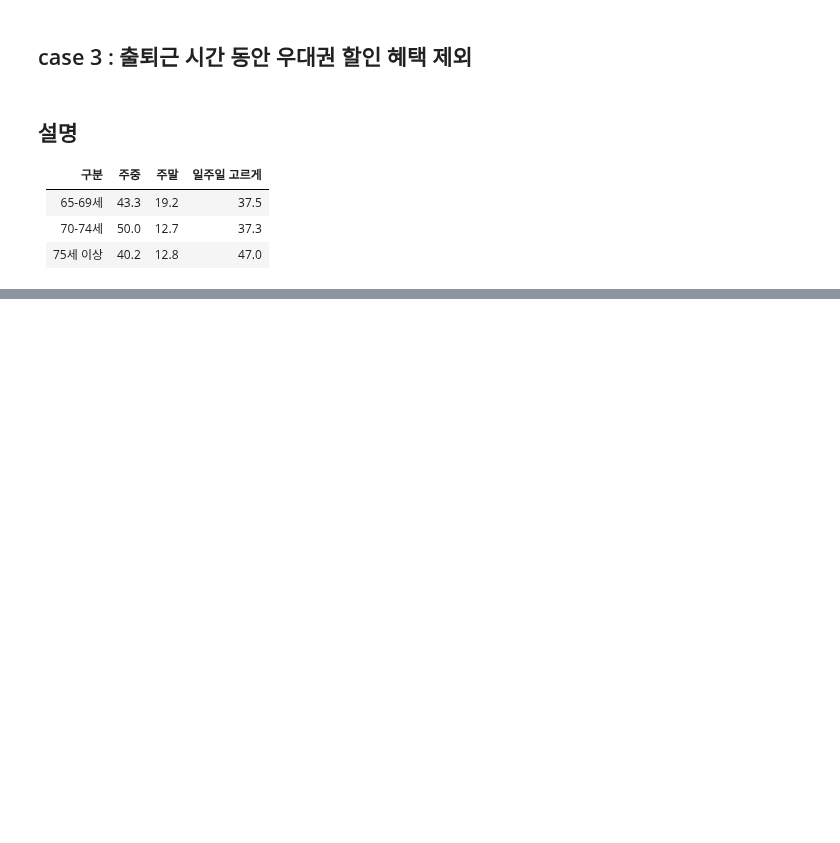
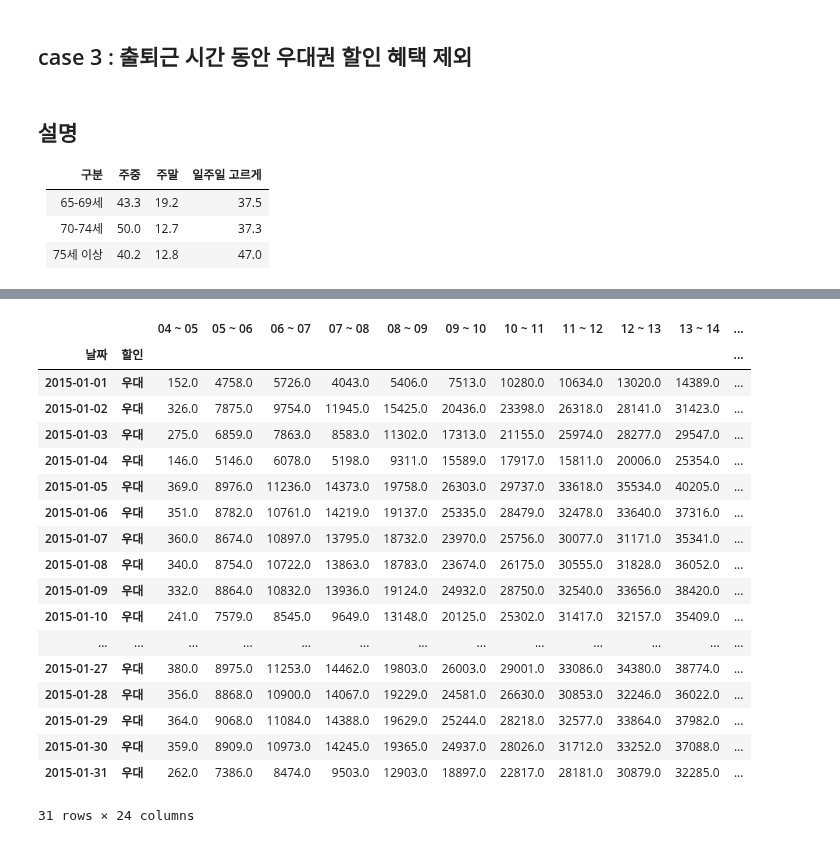
Before and after one commit to lg960214/DACON_Seoul_6, a Jupyter notebook: case_1.ipynb, the cells around one changed output, grey strips where cells are left out. Cells and saved outputs as stored; diff of their text form; code cells hidden in the pictures; blank space fills up the shorter version.

```diff
--- a/case_1.ipynb
+++ b/case_1.ipynb
@@ -279,0 +354,23 @@ df['case_2_50'] = df['무임승차 인원']*(45 + 55*(100-50)/100)/100
+# %%
+df_2 = df_2.groupby(['날짜', '할인']).sum()
+df_2
+# %% [output]
+|  |  | 04 ~ 05 | 05 ~ 06 | 06 ~ 07 | 07 ~ 08 | 08 ~ 09 | 09 ~ 10 | 10 ~ 11 | 11 ~ 12 | 12 ~ 13 | 13 ~ 14 | ... |
+| 날짜 | 할인 |  |  |  |  |  |  |  |  |  |  | ... |
+| 2015-01-01 | 우대 | 152.0 | 4758.0 | 5726.0 | 4043.0 | 5406.0 | 7513.0 | 10280.0 | 10634.0 | 13020.0 | 14389.0 | ... |
+| 2015-01-02 | 우대 | 326.0 | 7875.0 | 9754.0 | 11945.0 | 15425.0 | 20436.0 | 23398.0 | 26318.0 | 28141.0 | 31423.0 | ... |
+| 2015-01-03 | 우대 | 275.0 | 6859.0 | 7863.0 | 8583.0 | 11302.0 | 17313.0 | 21155.0 | 25974.0 | 28277.0 | 29547.0 | ... |
+| 2015-01-04 | 우대 | 146.0 | 5146.0 | 6078.0 | 5198.0 | 9311.0 | 15589.0 | 17917.0 | 15811.0 | 20006.0 | 25354.0 | ... |
+| 2015-01-05 | 우대 | 369.0 | 8976.0 | 11236.0 | 14373.0 | 19758.0 | 26303.0 | 29737.0 | 33618.0 | 35534.0 | 40205.0 | ... |
+| 2015-01-06 | 우대 | 351.0 | 8782.0 | 10761.0 | 14219.0 | 19137.0 | 25335.0 | 28479.0 | 32478.0 | 33640.0 | 37316.0 | ... |
+| 2015-01-07 | 우대 | 360.0 | 8674.0 | 10897.0 | 13795.0 | 18732.0 | 23970.0 | 25756.0 | 30077.0 | 31171.0 | 35341.0 | ... |
+| 2015-01-08 | 우대 | 340.0 | 8754.0 | 10722.0 | 13863.0 | 18783.0 | 23674.0 | 26175.0 | 30555.0 | 31828.0 | 36052.0 | ... |
+| 2015-01-09 | 우대 | 332.0 | 8864.0 | 10832.0 | 13936.0 | 19124.0 | 24932.0 | 28750.0 | 32540.0 | 33656.0 | 38420.0 | ... |
+| 2015-01-10 | 우대 | 241.0 | 7579.0 | 8545.0 | 9649.0 | 13148.0 | 20125.0 | 25302.0 | 31417.0 | 32157.0 | 35409.0 | ... |
+| ... | ... | ... | ... | ... | ... | ... | ... | ... | ... | ... | ... | ... |
+| 2015-01-27 | 우대 | 380.0 | 8975.0 | 11253.0 | 14462.0 | 19803.0 | 26003.0 | 29001.0 | 33086.0 | 34380.0 | 38774.0 | ... |
+| 2015-01-28 | 우대 | 356.0 | 8868.0 | 10900.0 | 14067.0 | 19229.0 | 24581.0 | 26630.0 | 30853.0 | 32246.0 | 36022.0 | ... |
+| 2015-01-29 | 우대 | 364.0 | 9068.0 | 11084.0 | 14388.0 | 19629.0 | 25244.0 | 28218.0 | 32577.0 | 33864.0 | 37982.0 | ... |
+| 2015-01-30 | 우대 | 359.0 | 8909.0 | 10973.0 | 14245.0 | 19365.0 | 24937.0 | 28026.0 | 31712.0 | 33252.0 | 37088.0 | ... |
+| 2015-01-31 | 우대 | 262.0 | 7386.0 | 8474.0 | 9503.0 | 12903.0 | 18897.0 | 22817.0 | 28181.0 | 30879.0 | 32285.0 | ... |
+31 rows × 24 columns
```
Also changed, not shown: parts of 10 cells of this notebook.
